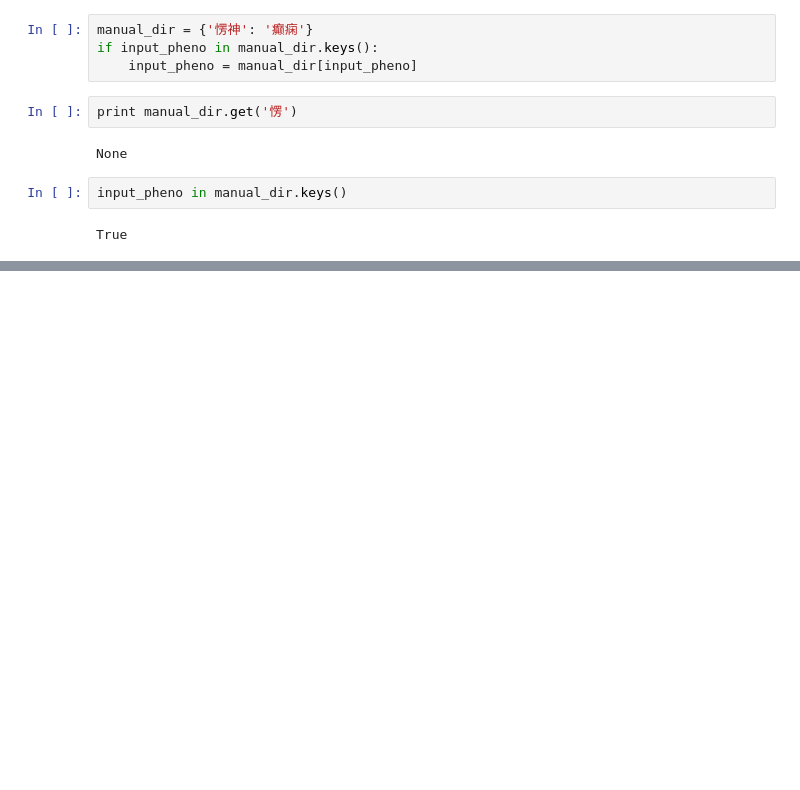
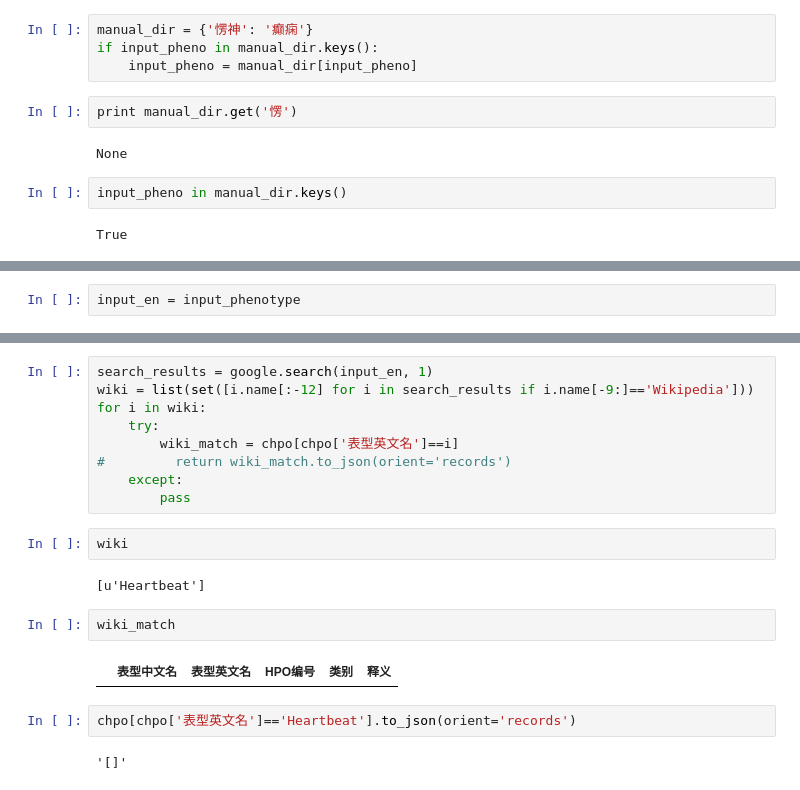
Before and after one commit to xguo39/deepbrain, a Jupyter notebook: deepb/test.ipynb, the cells around one changed output, grey strips where cells are left out. Saved outputs shown, nothing was run; the diff lists cells and outputs as text; blank space fills up the shorter version.

```diff
--- a/deepb/test.ipynb
+++ b/deepb/test.ipynb
@@ -1316,0 +1393,2 @@ for i in list(jieba.cut_for_search('乳头发育迟缓')):
+# %%
+input_en = input_phenotype
@@ -1316,0 +1426,21 @@ for i in list(jieba.cut_for_search('乳头发育迟缓')):
+# %%
+search_results = google.search(input_en, 1)
+wiki = list(set([i.name[:-12] for i in search_results if i.name[-9:]=='Wikipedia']))
+for i in wiki:
+    try:
+        wiki_match = chpo[chpo['表型英文名']==i]
+#         return wiki_match.to_json(orient='records')
+    except:
+        pass
+# %%
+wiki
+# %% [output]
+[u'Heartbeat']
+# %%
+wiki_match
+# %% [output]
+|  | 表型中文名 | 表型英文名 | HPO编号 | 类别 | 释义 |
+# %%
+chpo[chpo['表型英文名']=='Heartbeat'].to_json(orient='records')
+# %% [output]
+'[]'
```
Also changed, not shown: parts of 25 cells of this notebook, 2 other files.
